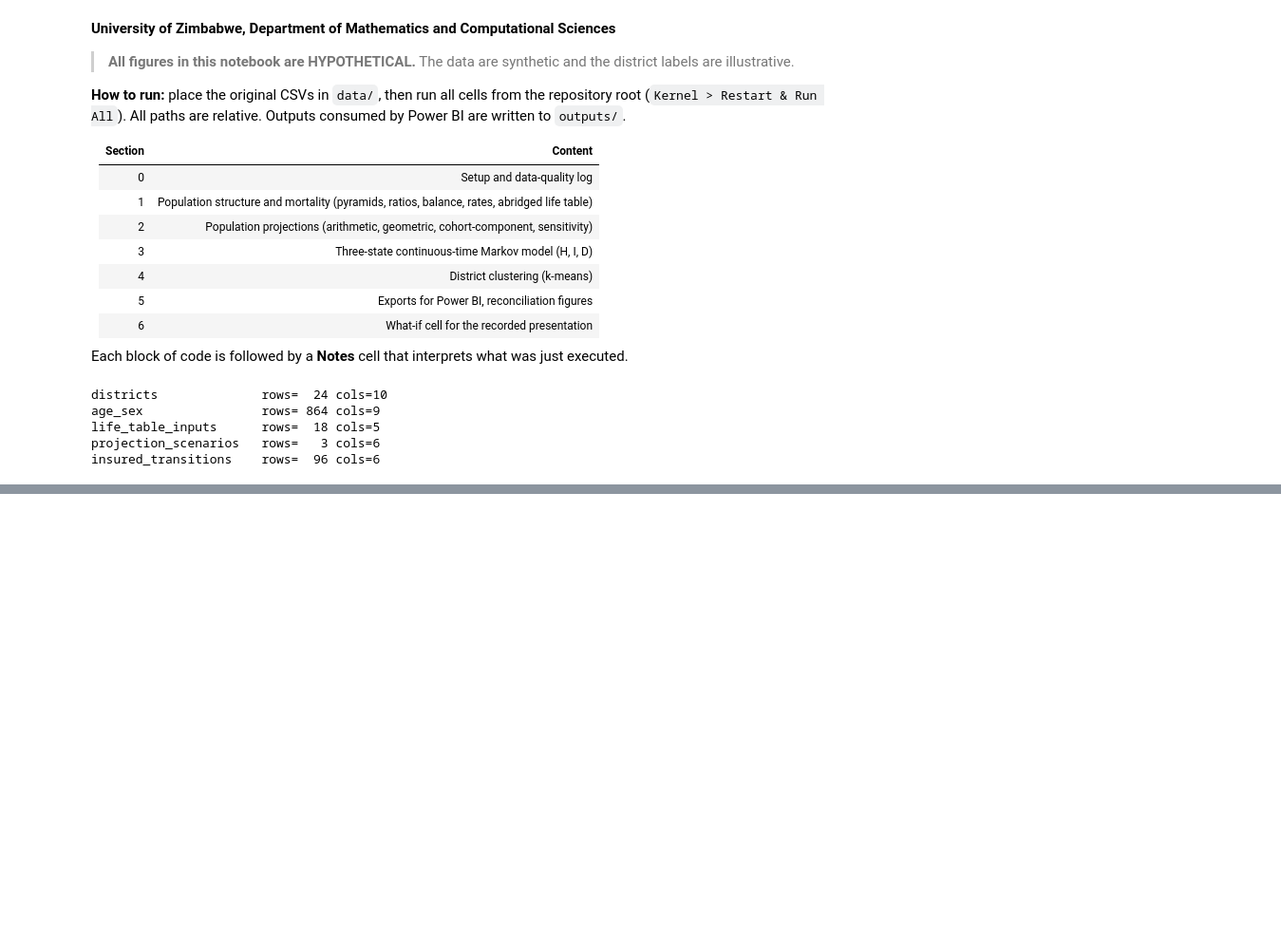
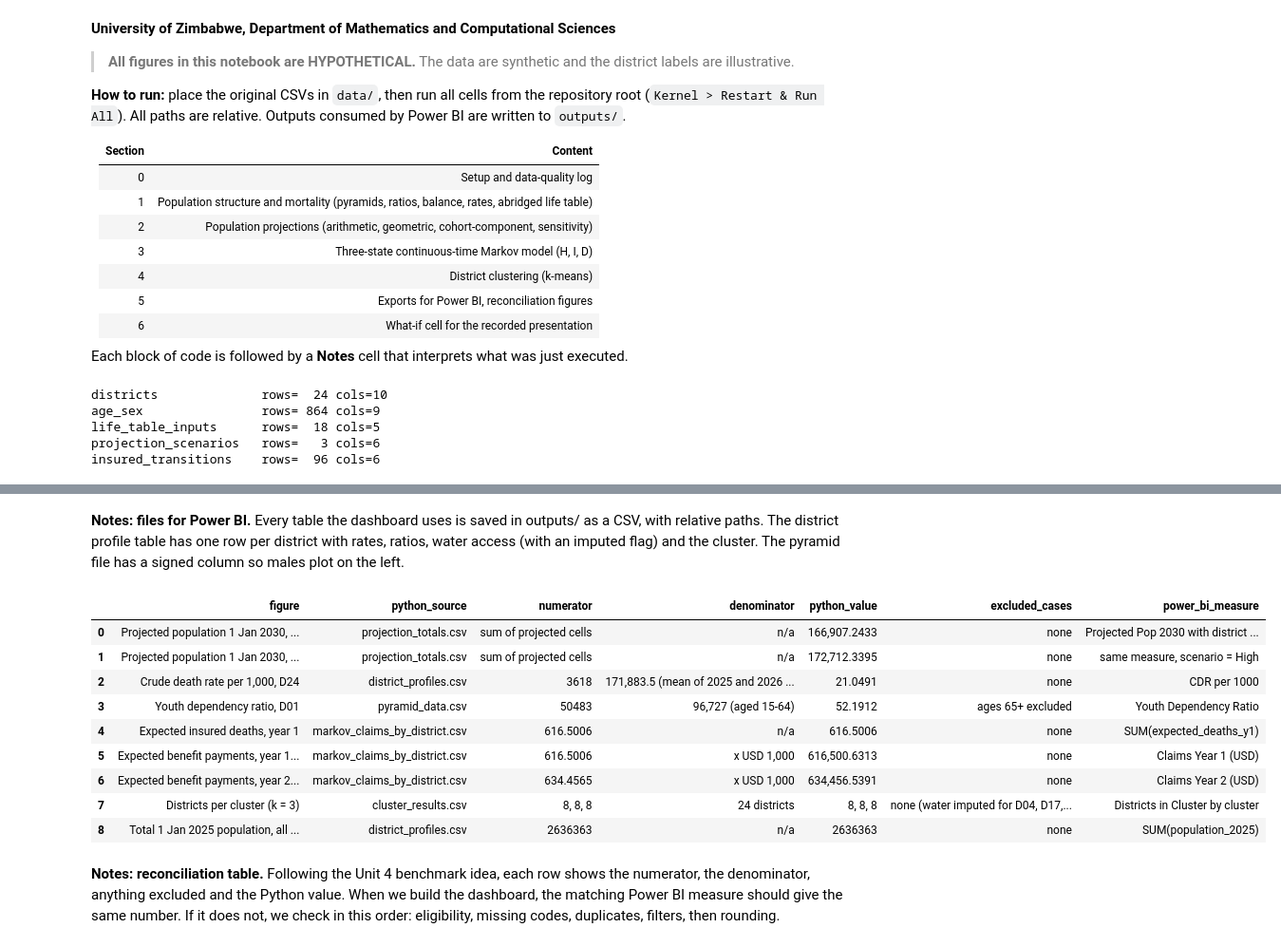
Before and after one commit to mharidzotakudzwar-dotcom/HASTS206-Assignment2, a Jupyter notebook: Assignment2_Analysis.ipynb, the cells around one changed output, grey strips where cells are left out. Shown at 95% size. Cells and saved outputs as stored; diff of their text form; code cells hidden in the pictures; blank space fills up the shorter version.

```diff
--- a/Assignment2_Analysis.ipynb
+++ b/Assignment2_Analysis.ipynb
@@ -818,8 +874,19 @@ In a continuous-time Markov chain the time spent in state i is exponential with
 # %%
-hold = pd.Series({'H': -1 / Q[0, 0], 'I': -1 / Q[1, 1]}, name='mean holding time (years)')
-nj_H = {'I': Q[0, 1] / -Q[0, 0], 'D': Q[0, 2] / -Q[0, 0]}
-nj_I = {'H': Q[1, 0] / -Q[1, 1], 'D': Q[1, 2] / -Q[1, 1]}
-print('Mean holding times (years):'); print(hold.round(3).to_string())
-print('\nNext jump from Ill: P(recovery to H) = {:.4f},  P(death) = {:.4f}  (sum {:.4f})'.format(nj_I['H'], nj_I['D'], sum(nj_I.values())))
-print('Next jump from Healthy: P(to I) = {:.4f},  P(to D) = {:.4f}'.format(nj_H['I'], nj_H['D']))
+# What this cell does: Changes one Base input at a time to its High value (fertility, arrivals,
+# departures, newborn survival) and records the effect on the 2030 total and on ages 0-4.
+# Which assumption matters most? Change ONE Base input at a time to its High-scenario value (Unit 6: show which assumptions drive the result)
+base_row, high_row = SCEN.loc['Base'], SCEN.loc['High']
+one_at_a_time = []
+def run_variant(label, row_changes=None, **kw):
+    row = base_row.copy()
+    for k_, v_ in (row_changes or {}).items(): row[k_] = v_
+    pr, cm, _ = cohort_component(PROJ, row, **kw)
+    one_at_a_time.append(dict(change=label, total_2030=cm['end'], change_in_total=cm['end'] - c_base['end'], ages_0_4=pr.loc[0].sum(), change_in_0_4=pr.loc[0].sum() - a_b))
+run_variant('Fertility 1.00 to 1.12', fert=high_row.fertility_multiplier)
+run_variant('Arrivals multiplier 1.00 to 1.18', arr=high_row.arrivals_multiplier)
+run_variant('Departures multiplier 1.00 to 0.88', dep=high_row.departures_multiplier)
+run_variant('Newborn survival to High values', row_changes=dict(newborn_survival_f=high_row.newborn_survival_f, newborn_survival_m=high_row.newborn_survival_m))
+one_at_a_time = pd.DataFrame(one_at_a_time)
+KEY['oat'] = one_at_a_time.round(2).to_dict('records')
+one_at_a_time
 # %% [output]
@@ -1317,0 +1526,36 @@ Figures saved: cluster_diagnostics.png cluster_silhouettes.png clusters.png life
+# %% [markdown]
+**Notes: files for Power BI.** Every table the dashboard uses is saved in outputs/ as a CSV, with relative paths. The district profile table has one row per district with rates, ratios, water access (with an imputed flag) and the cluster. The pyramid file has a signed column so males plot on the left.
+# %%
+# What this cell does: Builds the reconciliation table: for each dashboard figure, its numerator,
+# denominator, excluded cases, Python value and the Power BI measure that should reproduce it.
+bx = proj_tot[(proj_tot.district_id == PROJ) & (proj_tot.scenario == 'Base')].iloc[0]
+hi_tot = proj_tot[(proj_tot.district_id == PROJ) & (proj_tot.scenario == 'High')].end.iloc[0]
+youth_Y = age_sex[(age_sex.district_id == SEL_Y) & (age_sex.age_start < 15)].population_2025.sum()
+work_Y = age_sex[(age_sex.district_id == SEL_Y) & (age_sex.age_start.between(15, 60))].population_2025.sum()
+recon = pd.DataFrame([
+    ['Projected population 1 Jan 2030, Base, ' + PROJ, 'projection_totals.csv', 'sum of projected cells', 'n/a', bx.end, 'none', 'Projected Pop 2030 with district = ' + PROJ + ', scenario = Base'],
+    ['Projected population 1 Jan 2030, High, ' + PROJ, 'projection_totals.csv', 'sum of projected cells', 'n/a', hi_tot, 'none', 'same measure, scenario = High'],
+    ['Crude death rate per 1,000, ' + PROJ, 'district_profiles.csv', int(dp.loc[PROJ, 'deaths_2025']), f'{mean_stock[PROJ]:,.1f} (mean of 2025 and 2026 stocks)', dp.loc[PROJ, 'CDR_per_1000'], 'none', 'CDR per 1000'],
+    ['Youth dependency ratio, ' + SEL_Y, 'pyramid_data.csv', int(youth_Y), f'{int(work_Y):,} (aged 15-64)', 100 * youth_Y / work_Y, 'ages 65+ excluded', 'Youth Dependency Ratio'],
+    ['Expected insured deaths, year 1', 'markov_claims_by_district.csv', deaths_y1, 'n/a', deaths_y1, 'none', 'SUM(expected_deaths_y1)'],
+    ['Expected benefit payments, year 1 (USD)', 'markov_claims_by_district.csv', deaths_y1, 'x USD 1,000', BENEFIT * deaths_y1, 'none', 'Claims Year 1 (USD)'],
+    ['Expected benefit payments, year 2 (USD)', 'markov_claims_by_district.csv', deaths_y2, 'x USD 1,000', BENEFIT * deaths_y2, 'none', 'Claims Year 2 (USD)'],
+    ['Districts per cluster (k = 3)', 'cluster_results.csv', '8, 8, 8', '24 districts', '8, 8, 8', 'none (water imputed for D04, D17, flagged)', 'Districts in Cluster by cluster'],
+    ['Total 1 Jan 2025 population, all districts', 'district_profiles.csv', int(dp.population_2025.sum()), 'n/a', int(dp.population_2025.sum()), 'none', 'SUM(population_2025)'],
+], columns=['figure', 'python_source', 'numerator', 'denominator', 'python_value', 'excluded_cases', 'power_bi_measure'])
+recon.to_csv(OUT / 'dashboard_reconciliation.csv', index=False)
+KEY['recon'] = recon.astype(str).to_dict('records')
+recon
+# %% [output]
+|  | figure | python_source | numerator | denominator | python_value | excluded_cases | power_bi_measure |
+| 0 | Projected population 1 Jan 2030, ... | projection_totals.csv | sum of projected cells | n/a | 166,907.2433 | none | Projected Pop 2030 with district ... |
+| 1 | Projected population 1 Jan 2030, ... | projection_totals.csv | sum of projected cells | n/a | 172,712.3395 | none | same measure, scenario = High |
+| 2 | Crude death rate per 1,000, D24 | district_profiles.csv | 3618 | 171,883.5 (mean of 2025 and 2026 ... | 21.0491 | none | CDR per 1000 |
+| 3 | Youth dependency ratio, D01 | pyramid_data.csv | 50483 | 96,727 (aged 15-64) | 52.1912 | ages 65+ excluded | Youth Dependency Ratio |
+| 4 | Expected insured deaths, year 1 | markov_claims_by_district.csv | 616.5006 | n/a | 616.5006 | none | SUM(expected_deaths_y1) |
+| 5 | Expected benefit payments, year 1... | markov_claims_by_district.csv | 616.5006 | x USD 1,000 | 616,500.6313 | none | Claims Year 1 (USD) |
+| 6 | Expected benefit payments, year 2... | markov_claims_by_district.csv | 634.4565 | x USD 1,000 | 634,456.5391 | none | Claims Year 2 (USD) |
+| 7 | Districts per cluster (k = 3) | cluster_results.csv | 8, 8, 8 | 24 districts | 8, 8, 8 | none (water imputed for D04, D17,... | Districts in Cluster by cluster |
+| 8 | Total 1 Jan 2025 population, all ... | district_profiles.csv | 2636363 | n/a | 2636363 | none | SUM(population_2025) |
+# %% [markdown]
+**Notes: reconciliation table.** Following the Unit 4 benchmark idea, each row shows the numerator, the denominator, anything excluded and the Python value. When we build the dashboard, the matching Power BI measure should give the same number. If it does not, we check in this order: eligibility, missing codes, duplicates, filters, then rounding.
```
Also changed, not shown: parts of 148 cells of this notebook.
